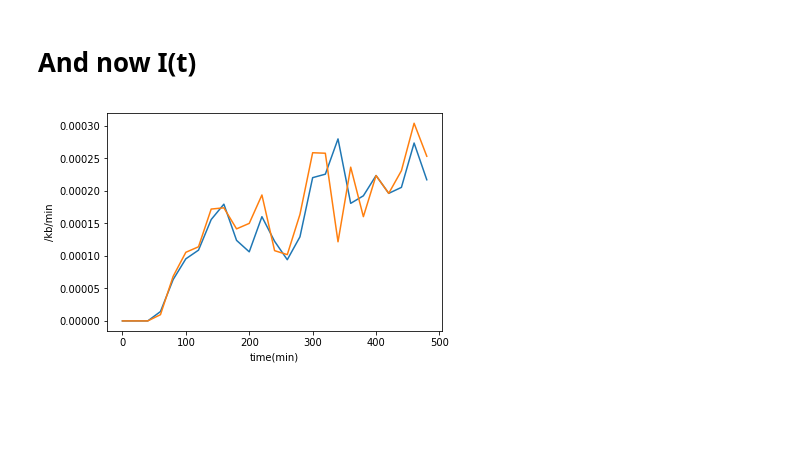
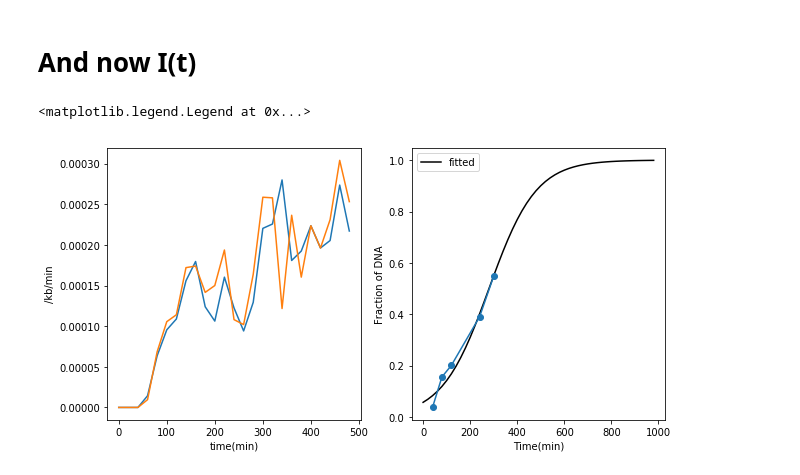
Before and after one commit to elifesciences-publications/ifromprof, a Jupyter notebook: notebooks/exploratory/Alvino_H.ipynb, the cells around one changed output. Saved outputs shown, nothing was run; the diff lists cells and outputs as text; code cells hidden in the pictures; blank space fills up the shorter version.

```diff
--- a/notebooks/exploratory/Alvino_H.ipynb
+++ b/notebooks/exploratory/Alvino_H.ipynb
@@ -204,20 +204,33 @@ plot(times_c,fracDNA)
 # %% [markdown]
 # And now I(t)
 # %%
+f = figure(figsize=(10,5))
+ax = f.add_subplot(121)
+
 peak_time_A = H_alvino["TrepA"][list(map(bool,H_alvino["peakA"]))]
 peak_time_B = H_alvino["TrepB"][list(map(bool,H_alvino["peakB"]))]
 
 for peak_time in [peak_time_A,peak_time_B]:
 
     I = []
     npoints = 25
     for time in Time[:npoints]:
         n = np.sum( (peak_time > time -dt/2) & (peak_time < time +dt) )
         unrep = (1-func(time,*popt)) * len(H_alvino)
         I.append(n/unrep/dt)
 
     plot(Time[:npoints],I)
 ylabel("/kb/min")
 xlabel("time(min)");
+
+ax = f.add_subplot(122)
+
+plot(Time,func(Time,*popt),"-k",label="fitted")
+
+plot(times_c,fracDNA,"-o")
+xlabel("Time(min)")
+ylabel("Fraction of DNA")
+legend(loc="best")
 # %% [output]
+<matplotlib.legend.Legend at 0x...>
-[figure, old version]
+[figure, new version]
```
Also changed, not shown: 1 other file.
